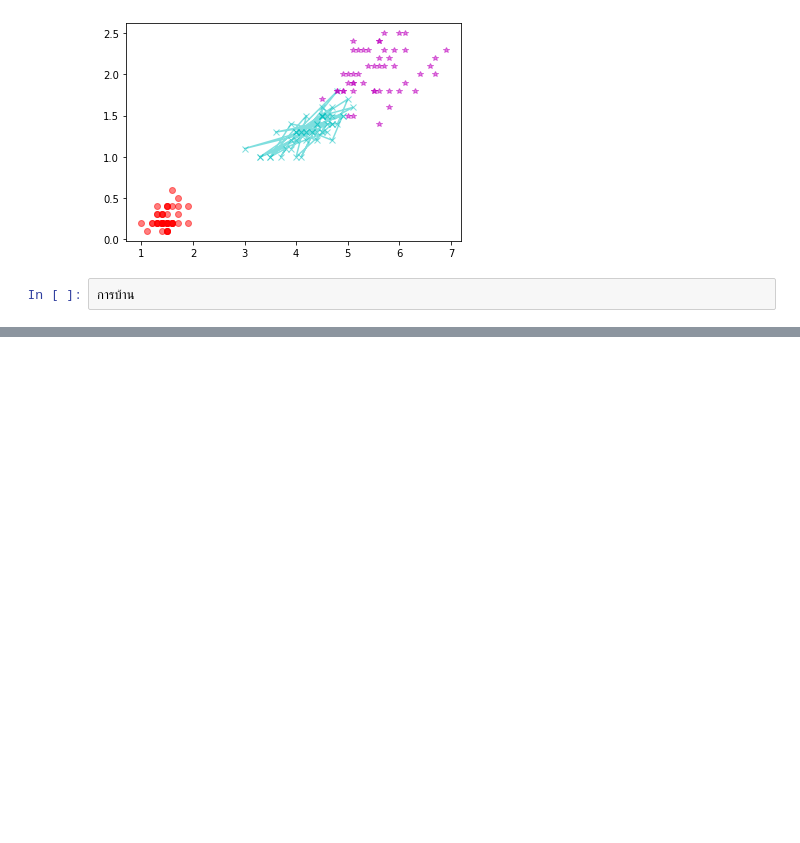
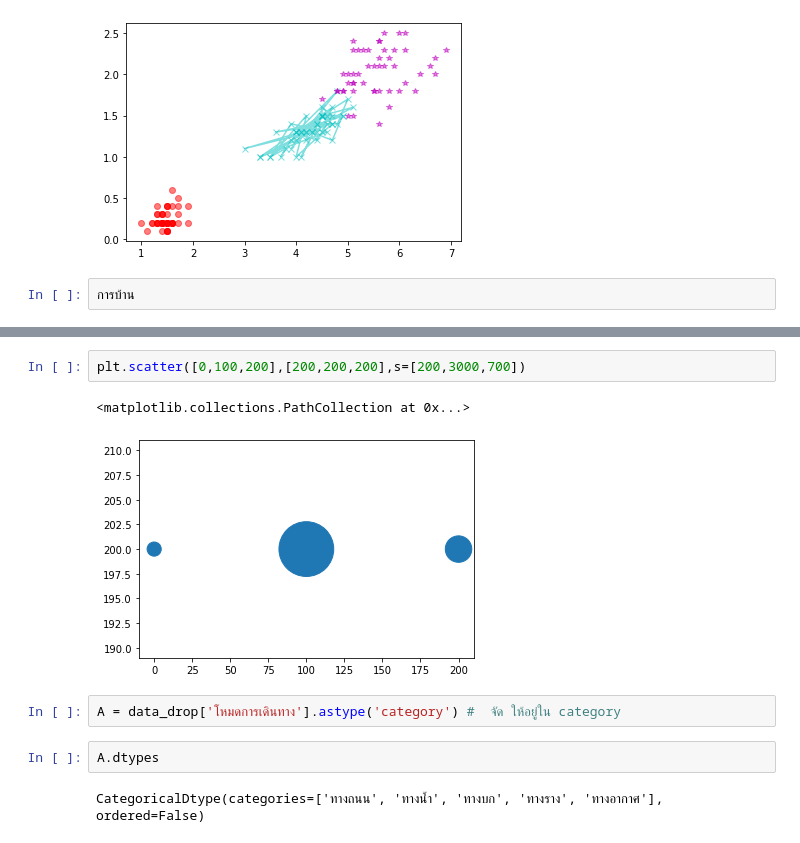
Before and after one commit to waraporn19/data_viz, a Jupyter notebook: Visualize_Data_Distribution_(02).ipynb, the cells around one changed output, grey strips where cells are left out. Saved outputs shown, nothing was run; the diff lists cells and outputs as text; blank space fills up the shorter version.

```diff
--- a/Visualize_Data_Distribution_(02).ipynb
+++ b/Visualize_Data_Distribution_(02).ipynb
@@ -99,0 +142,11 @@ plt.plot(df['PetalLength'][100:],df['PetalWidth'][100:] ,'*m', alpha=0.5)
+# %%
+plt.scatter([0,100,200],[200,200,200],s=[200,3000,700])
+# %% [output]
+<matplotlib.collections.PathCollection at 0x...>
+[figure, added]
+# %%
+A = data_drop['โหมดการเดินทาง'].astype('category') #  จัด ให้อยู่ใน category
+# %%
+A.dtypes
+# %% [output]
+CategoricalDtype(categories=['ทางถนน', 'ทางน้ำ', 'ทางบก', 'ทางราง', 'ทางอากาศ'], ordered=False)
```
Also changed, not shown: parts of 8 cells of this notebook.
